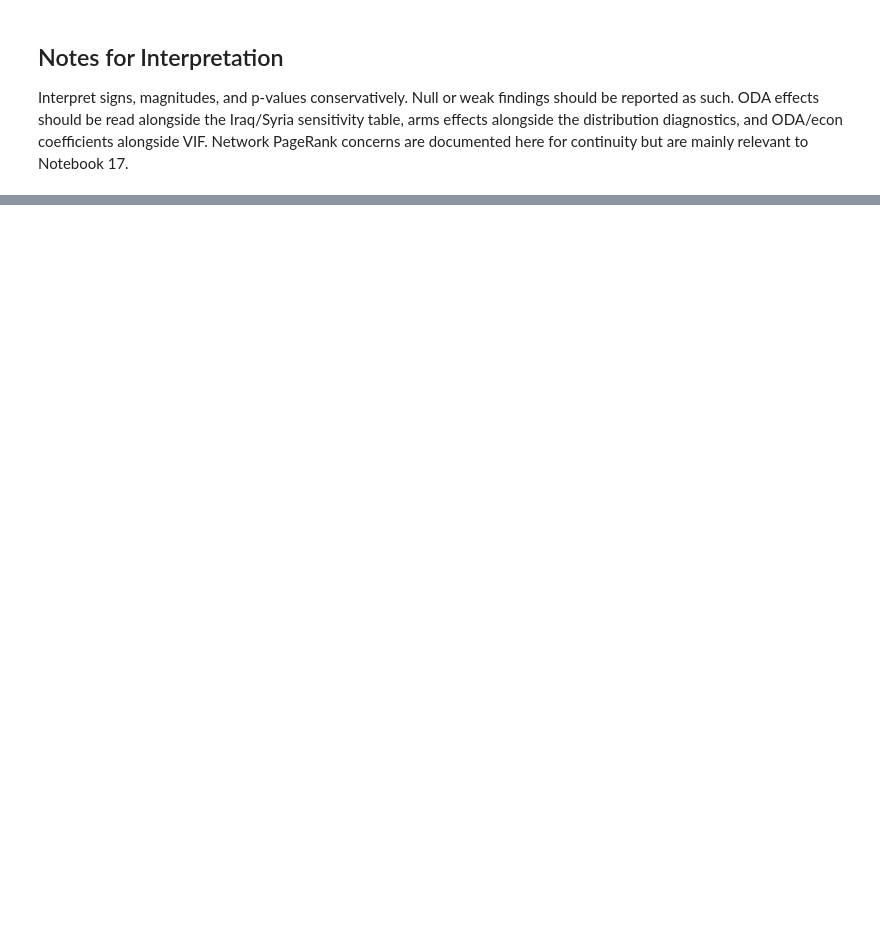
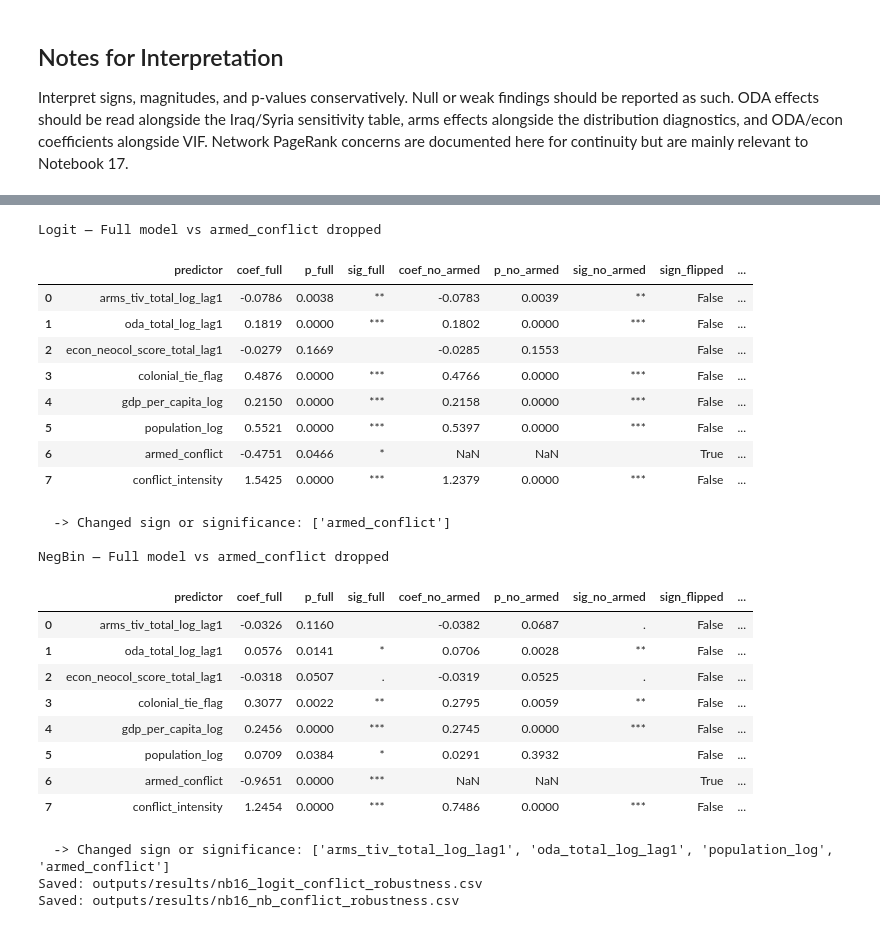
Before and after one commit to marfakozeletsUvA/Violent-Offenders-GPV---CSSci-, a Jupyter notebook: notebooks/16_baseline_hurdle_model.ipynb, the cells around one changed output, grey strips where cells are left out. Cells and saved outputs as stored; diff of their text form; code cells hidden in the pictures; blank space fills up the shorter version.

```diff
--- a/notebooks/16_baseline_hurdle_model.ipynb
+++ b/notebooks/16_baseline_hurdle_model.ipynb
@@ -550,0 +647,80 @@ Interpret signs, magnitudes, and p-values conservatively. Null or weak findings
+# %%
+baseline_features_noconflict = [f for f in baseline_features if f != 'armed_conflict']
+
+X_logit_nc = sm.add_constant(model_df[baseline_features_noconflict], has_constant='add')
+logit_nc = Logit(model_df['killing_any'], X_logit_nc).fit(maxiter=200, disp=False)
+
+X_nb_nc = sm.add_constant(positive_df[baseline_features_noconflict], has_constant='add')
+nb_nc = NegativeBinomial(positive_df[outcome], X_nb_nc).fit(maxiter=300, disp=False)
+
+
+def conflict_robustness_table(full_res, reduced_res, label):
+    rows = []
+    for term in full_res.params.index:
+        if term in ('const', 'alpha'):
+            continue
+        coef_full = full_res.params[term]
+        p_full = full_res.pvalues[term]
+        coef_red = reduced_res.params.get(term, np.nan)
+        p_red = reduced_res.pvalues.get(term, np.nan)
+        rows.append({
+            'predictor': term,
+            'coef_full': coef_full,
+            'p_full': p_full,
+            'sig_full': add_significance(p_full),
+            'coef_no_armed': coef_red,
+            'p_no_armed': p_red,
+            'sig_no_armed': add_significance(p_red),
+        })
+    tbl = pd.DataFrame(rows)
+    tbl['sign_flipped'] = (
+        np.sign(tbl['coef_full'].fillna(0)) != np.sign(tbl['coef_no_armed'].fillna(0))
+    )
+    tbl['sig_changed'] = tbl['sig_full'] != tbl['sig_no_armed']
+    print(f'\n{label}')
+    display(tbl.round(4))
+    flagged = tbl.loc[tbl['sign_flipped'] | tbl['sig_changed'], 'predictor'].tolist()
+    if flagged:
+        print(f'  -> Changed sign or significance: {flagged}')
+    else:
+        print('  -> All remaining predictors stable in sign and significance.')
+    return tbl
+
+
+logit_conflict_cmp = conflict_robustness_table(
+    logit_result, logit_nc, 'Logit — Full model vs armed_conflict dropped'
+)
+nb_conflict_cmp = conflict_robustness_table(
+    nb_result, nb_nc, 'NegBin — Full model vs armed_conflict dropped'
+)
+
+logit_conflict_cmp.to_csv(RESULTS_DIR / 'nb16_logit_conflict_robustness.csv', index=False)
+nb_conflict_cmp.to_csv(RESULTS_DIR / 'nb16_nb_conflict_robustness.csv', index=False)
+print('Saved: outputs/results/nb16_logit_conflict_robustness.csv')
+print('Saved: outputs/results/nb16_nb_conflict_robustness.csv')
+# %% [output]
+Logit — Full model vs armed_conflict dropped
+|  | predictor | coef_full | p_full | sig_full | coef_no_armed | p_no_armed | sig_no_armed | sign_flipped | ... |
+| 0 | arms_tiv_total_log_lag1 | -0.0786 | 0.0038 | ** | -0.0783 | 0.0039 | ** | False | ... |
+| 1 | oda_total_log_lag1 | 0.1819 | 0.0000 | *** | 0.1802 | 0.0000 | *** | False | ... |
+| 2 | econ_neocol_score_total_lag1 | -0.0279 | 0.1669 |  | -0.0285 | 0.1553 |  | False | ... |
+| 3 | colonial_tie_flag | 0.4876 | 0.0000 | *** | 0.4766 | 0.0000 | *** | False | ... |
+| 4 | gdp_per_capita_log | 0.2150 | 0.0000 | *** | 0.2158 | 0.0000 | *** | False | ... |
+| 5 | population_log | 0.5521 | 0.0000 | *** | 0.5397 | 0.0000 | *** | False | ... |
+| 6 | armed_conflict | -0.4751 | 0.0466 | * | NaN | NaN |  | True | ... |
+| 7 | conflict_intensity | 1.5425 | 0.0000 | *** | 1.2379 | 0.0000 | *** | False | ... |
+  -> Changed sign or significance: ['armed_conflict']
+
+NegBin — Full model vs armed_conflict dropped
+|  | predictor | coef_full | p_full | sig_full | coef_no_armed | p_no_armed | sig_no_armed | sign_flipped | ... |
+| 0 | arms_tiv_total_log_lag1 | -0.0326 | 0.1160 |  | -0.0382 | 0.0687 | . | False | ... |
+| 1 | oda_total_log_lag1 | 0.0576 | 0.0141 | * | 0.0706 | 0.0028 | ** | False | ... |
+| 2 | econ_neocol_score_total_lag1 | -0.0318 | 0.0507 | . | -0.0319 | 0.0525 | . | False | ... |
+| 3 | colonial_tie_flag | 0.3077 | 0.0022 | ** | 0.2795 | 0.0059 | ** | False | ... |
+| 4 | gdp_per_capita_log | 0.2456 | 0.0000 | *** | 0.2745 | 0.0000 | *** | False | ... |
+| 5 | population_log | 0.0709 | 0.0384 | * | 0.0291 | 0.3932 |  | False | ... |
+| 6 | armed_conflict | -0.9651 | 0.0000 | *** | NaN | NaN |  | True | ... |
+| 7 | conflict_intensity | 1.2454 | 0.0000 | *** | 0.7486 | 0.0000 | *** | False | ... |
+  -> Changed sign or significance: ['arms_tiv_total_log_lag1', 'oda_total_log_lag1', 'population_log', 'armed_conflict']
+Saved: outputs/results/nb16_logit_conflict_robustness.csv
+Saved: outputs/results/nb16_nb_conflict_robustness.csv
```
Also changed, not shown: parts of 23 cells of this notebook, 19 other files.
